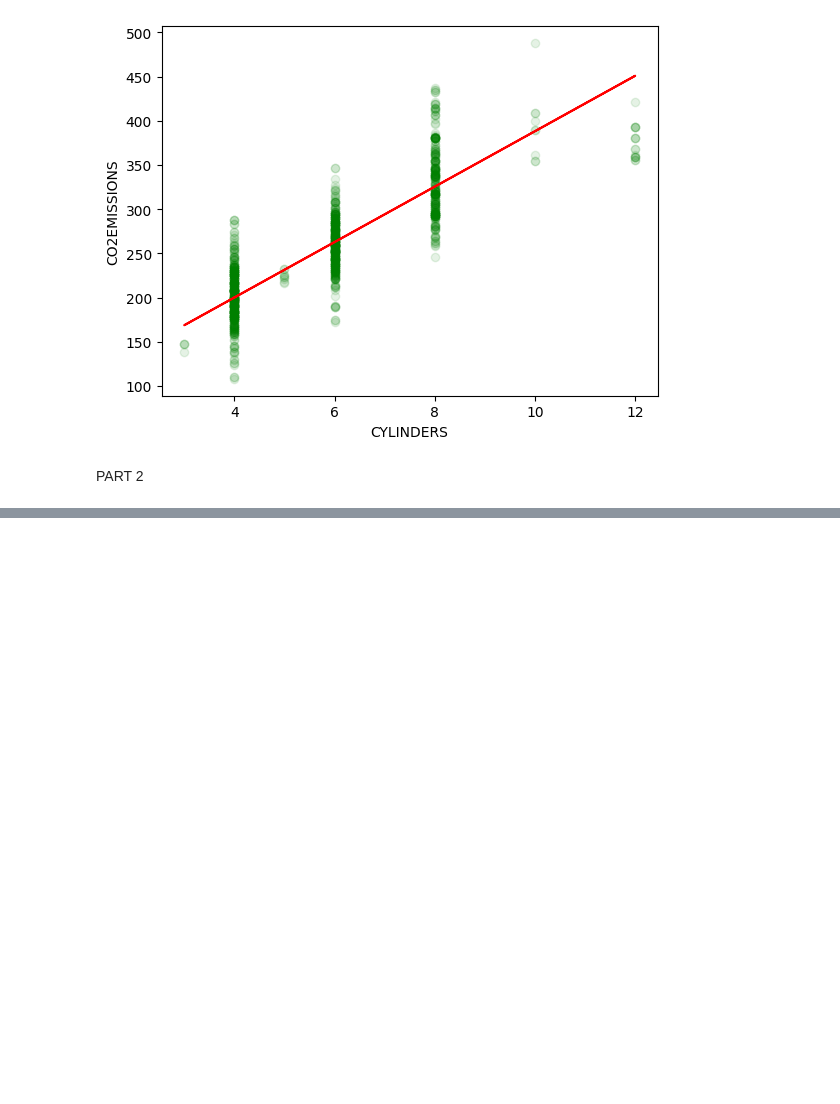
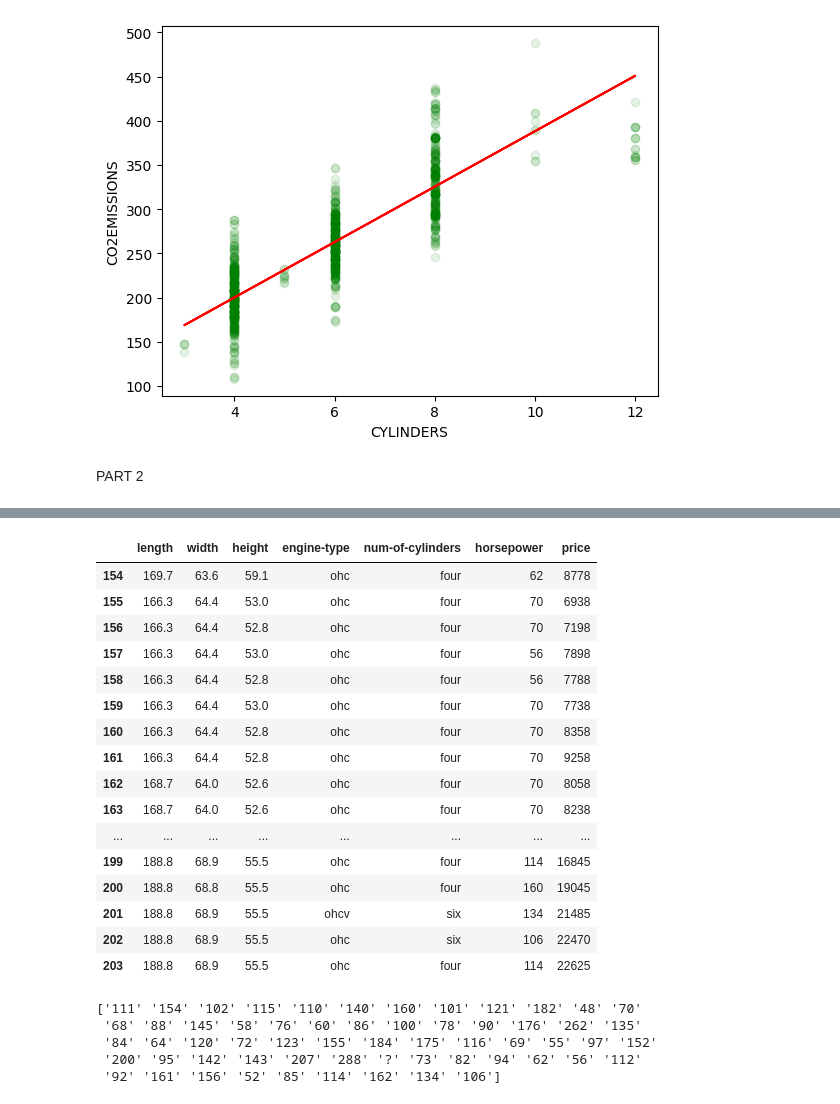
Before and after one commit to kekeli-the-light/ml-beginner, a Jupyter notebook: practice.ipynb, the cells around one changed output, grey strips where cells are left out. Cells and saved outputs as stored; diff of their text form; code cells hidden in the pictures; blank space fills up the shorter version.

```diff
--- a/practice.ipynb
+++ b/practice.ipynb
@@ -106,3 +106,6 @@ plt.show()
 [figure]
 # %% [markdown]
 PART 2
+# %%
+df2 = pd.read_csv('Automobile.csv')
+df2.head()
@@ -108,0 +120,3 @@ PART 2
+# %%
+df2.columns = ['sumboling', 'normalized-losses','make', 'fuel-type', 'aspiration', 'num-of-doors', 'body-style', 'drive-wheels',  'engine-location',  'wheel-base', 'length', 'width', 'height', 'curb-weight', 'engine-type', 'num-of-cylinders', 'engine-size', 'fuel-system', 'bore', 'stroke', 'compression-ratio', 'horsepower','peak-rpm', 'city-mpg', 'highway-mpg', 'price']
+df2.head(11)
@@ -108,0 +137,29 @@ PART 2
+# %%
+udf = df2[['length', 'width', 'height','engine-type', 'num-of-cylinders', 'horsepower', 'price']]
+udf.tail(50)
+# %% [output]
+|  | length | width | height | engine-type | num-of-cylinders | horsepower | price |
+| 154 | 169.7 | 63.6 | 59.1 | ohc | four | 62 | 8778 |
+| 155 | 166.3 | 64.4 | 53.0 | ohc | four | 70 | 6938 |
+| 156 | 166.3 | 64.4 | 52.8 | ohc | four | 70 | 7198 |
+| 157 | 166.3 | 64.4 | 53.0 | ohc | four | 56 | 7898 |
+| 158 | 166.3 | 64.4 | 52.8 | ohc | four | 56 | 7788 |
+| 159 | 166.3 | 64.4 | 53.0 | ohc | four | 70 | 7738 |
+| 160 | 166.3 | 64.4 | 52.8 | ohc | four | 70 | 8358 |
+| 161 | 166.3 | 64.4 | 52.8 | ohc | four | 70 | 9258 |
+| 162 | 168.7 | 64.0 | 52.6 | ohc | four | 70 | 8058 |
+| 163 | 168.7 | 64.0 | 52.6 | ohc | four | 70 | 8238 |
+| ... | ... | ... | ... | ... | ... | ... | ... |
+| 199 | 188.8 | 68.9 | 55.5 | ohc | four | 114 | 16845 |
+| 200 | 188.8 | 68.8 | 55.5 | ohc | four | 160 | 19045 |
+| 201 | 188.8 | 68.9 | 55.5 | ohcv | six | 134 | 21485 |
+| 202 | 188.8 | 68.9 | 55.5 | ohc | six | 106 | 22470 |
+| 203 | 188.8 | 68.9 | 55.5 | ohc | four | 114 | 22625 |
+# %%
+print(udf['horsepower'].unique())
+# %% [output]
+['111' '154' '102' '115' '110' '140' '160' '101' '121' '182' '48' '70'
+ '68' '88' '145' '58' '76' '60' '86' '100' '78' '90' '176' '262' '135'
+ '84' '64' '120' '72' '123' '155' '184' '175' '116' '69' '55' '97' '152'
+ '200' '95' '142' '143' '207' '288' '?' '73' '82' '94' '62' '56' '112'
+ '92' '161' '156' '52' '85' '114' '162' '134' '106']
```
Also changed, not shown: parts of 2 cells of this notebook, 3 other files.
